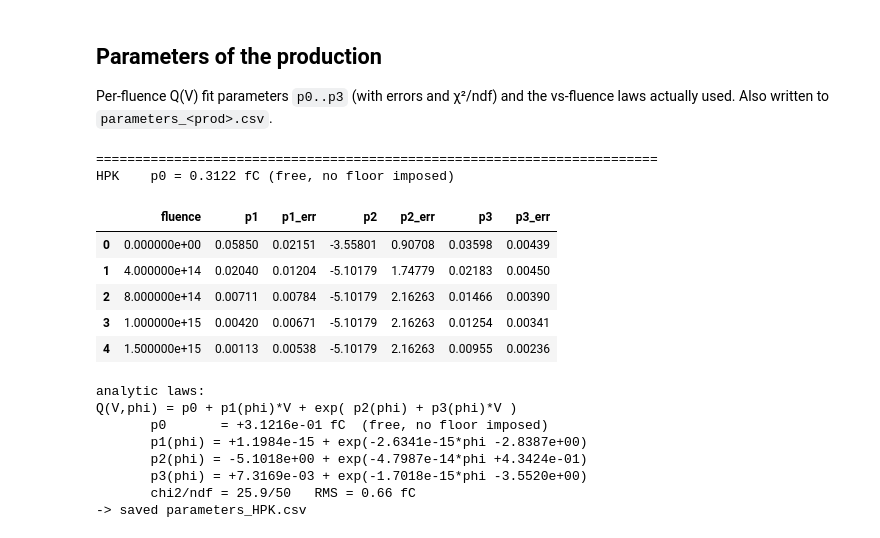
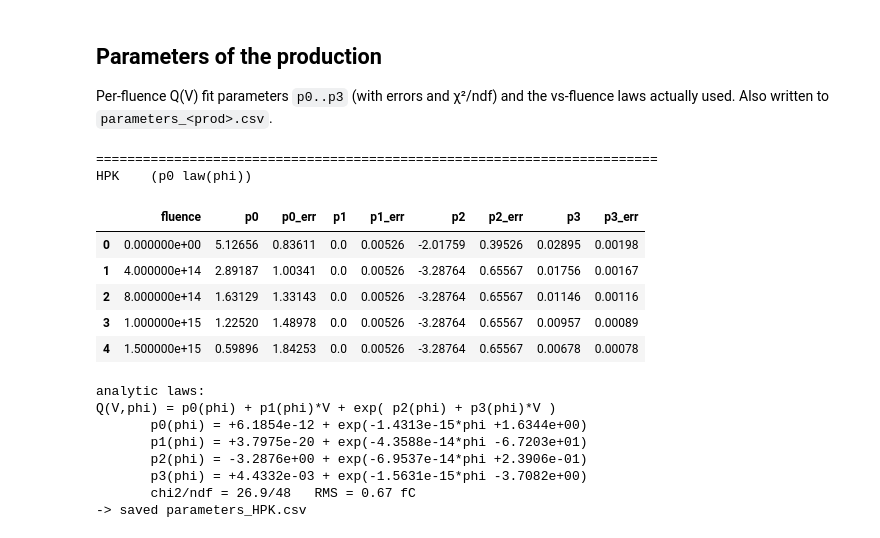
Before and after one commit to leonardolanteri/Parametrization, a Jupyter notebook: parametrization.ipynb, the cells around one changed output. Saved outputs shown, nothing was run; the diff lists cells and outputs as text; code cells hidden in the pictures.

```diff
--- a/parametrization.ipynb
+++ b/parametrization.ipynb
@@ -162,37 +162,38 @@ Per-fluence Q(V) fit parameters `p0..p3` (with errors and χ²/ndf) and the vs-f
 # %%
 # === Parameters of each production ===
 # The global surface  Q(V,phi) = p0 + p1(phi)*V + exp(p2(phi) + p3(phi)*V):
 #   p0        free global constant (the bulk charge the surface decays to)
 #   p1,p2,p3  values of the fitted exp laws at each measured fluence (+/- band)
 import pandas as pd
 for name, surf in surfaces.items():
     print('=' * 72)
-    print(name, '   p0 = %.4f fC (free, no floor imposed)' % surf.p0)
+    print(name, '   (p0 %s)' % ('law(phi)' if not surf.p0_const else 'const'))
     df = pd.DataFrame({
         'fluence': surf.fluences,
+        'p0': surf.p0_nodes, 'p0_err': surf.p0_err,
         'p1': surf.p1_nodes, 'p1_err': surf.p1_err,
         'p2': surf.p2_nodes, 'p2_err': surf.p2_err,
         'p3': surf.p3_nodes, 'p3_err': surf.p3_err,
     })
     display(df.round(5))
     print('analytic laws:')
     print(surf.law_string())
     df.to_csv('parameters_%s.csv' % model._short(name), index=False)
     print('-> saved parameters_%s.csv' % model._short(name))
 # %% [output]
 ========================================================================
-HPK    p0 = 0.3122 fC (free, no floor imposed)
+HPK    (p0 law(phi))
-|  | fluence | p1 | p1_err | p2 | p2_err | p3 | p3_err |
-| 0 | 0.000000e+00 | 0.05850 | 0.02151 | -3.55801 | 0.90708 | 0.03598 | 0.00439 |
-| 1 | 4.000000e+14 | 0.02040 | 0.01204 | -5.10179 | 1.74779 | 0.02183 | 0.00450 |
-| 2 | 8.000000e+14 | 0.00711 | 0.00784 | -5.10179 | 2.16263 | 0.01466 | 0.00390 |
-| 3 | 1.000000e+15 | 0.00420 | 0.00671 | -5.10179 | 2.16263 | 0.01254 | 0.00341 |
-| 4 | 1.500000e+15 | 0.00113 | 0.00538 | -5.10179 | 2.16263 | 0.00955 | 0.00236 |
+|  | fluence | p0 | p0_err | p1 | p1_err | p2 | p2_err | p3 | p3_err |
+| 0 | 0.000000e+00 | 5.12656 | 0.83611 | 0.0 | 0.00526 | -2.01759 | 0.39526 | 0.02895 | 0.00198 |
+| 1 | 4.000000e+14 | 2.89187 | 1.00341 | 0.0 | 0.00526 | -3.28764 | 0.65567 | 0.01756 | 0.00167 |
+| 2 | 8.000000e+14 | 1.63129 | 1.33143 | 0.0 | 0.00526 | -3.28764 | 0.65567 | 0.01146 | 0.00116 |
+| 3 | 1.000000e+15 | 1.22520 | 1.48978 | 0.0 | 0.00526 | -3.28764 | 0.65567 | 0.00957 | 0.00089 |
+| 4 | 1.500000e+15 | 0.59896 | 1.84253 | 0.0 | 0.00526 | -3.28764 | 0.65567 | 0.00678 | 0.00078 |
 analytic laws:
-Q(V,phi) = p0 + p1(phi)*V + exp( p2(phi) + p3(phi)*V )
-       p0       = +3.1216e-01 fC  (free, no floor imposed)
-       p1(phi) = +1.1984e-15 + exp(-2.6341e-15*phi -2.8387e+00)
-       p2(phi) = -5.1018e+00 + exp(-4.7987e-14*phi +4.3424e-01)
-       p3(phi) = +7.3169e-03 + exp(-1.7018e-15*phi -3.5520e+00)
-       chi2/ndf = 25.9/50   RMS = 0.66 fC
+Q(V,phi) = p0(phi) + p1(phi)*V + exp( p2(phi) + p3(phi)*V )
+       p0(phi) = +6.1854e-12 + exp(-1.4313e-15*phi +1.6344e+00)
+       p1(phi) = +3.7975e-20 + exp(-4.3588e-14*phi -6.7203e+01)
+       p2(phi) = -3.2876e+00 + exp(-6.9537e-14*phi +2.3906e-01)
+       p3(phi) = +4.4332e-03 + exp(-1.5631e-15*phi -3.7082e+00)
+       chi2/ndf = 26.9/48   RMS = 0.67 fC
 -> saved parameters_HPK.csv
```
Also changed, not shown: parts of 4 cells of this notebook, 6 other files.
